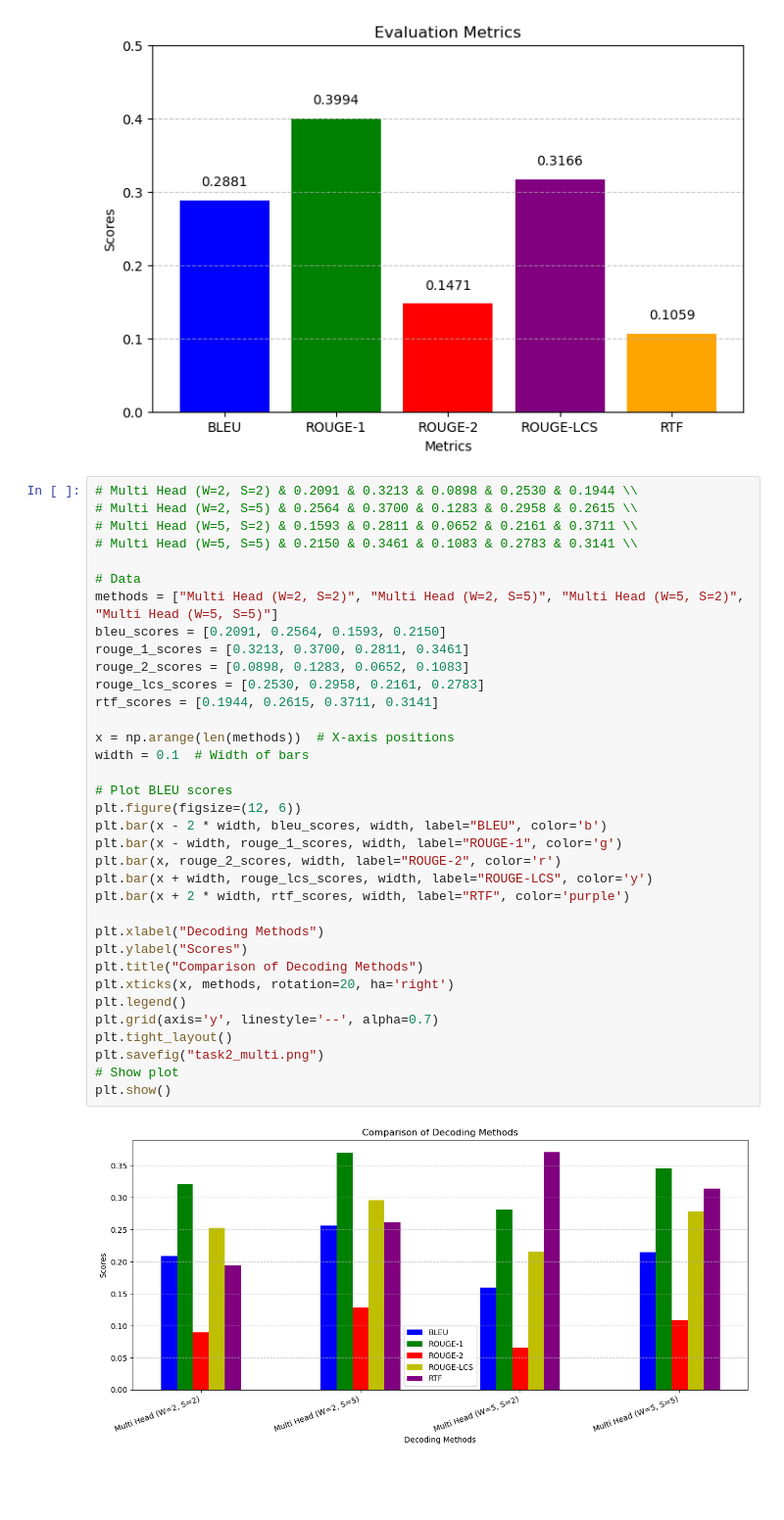
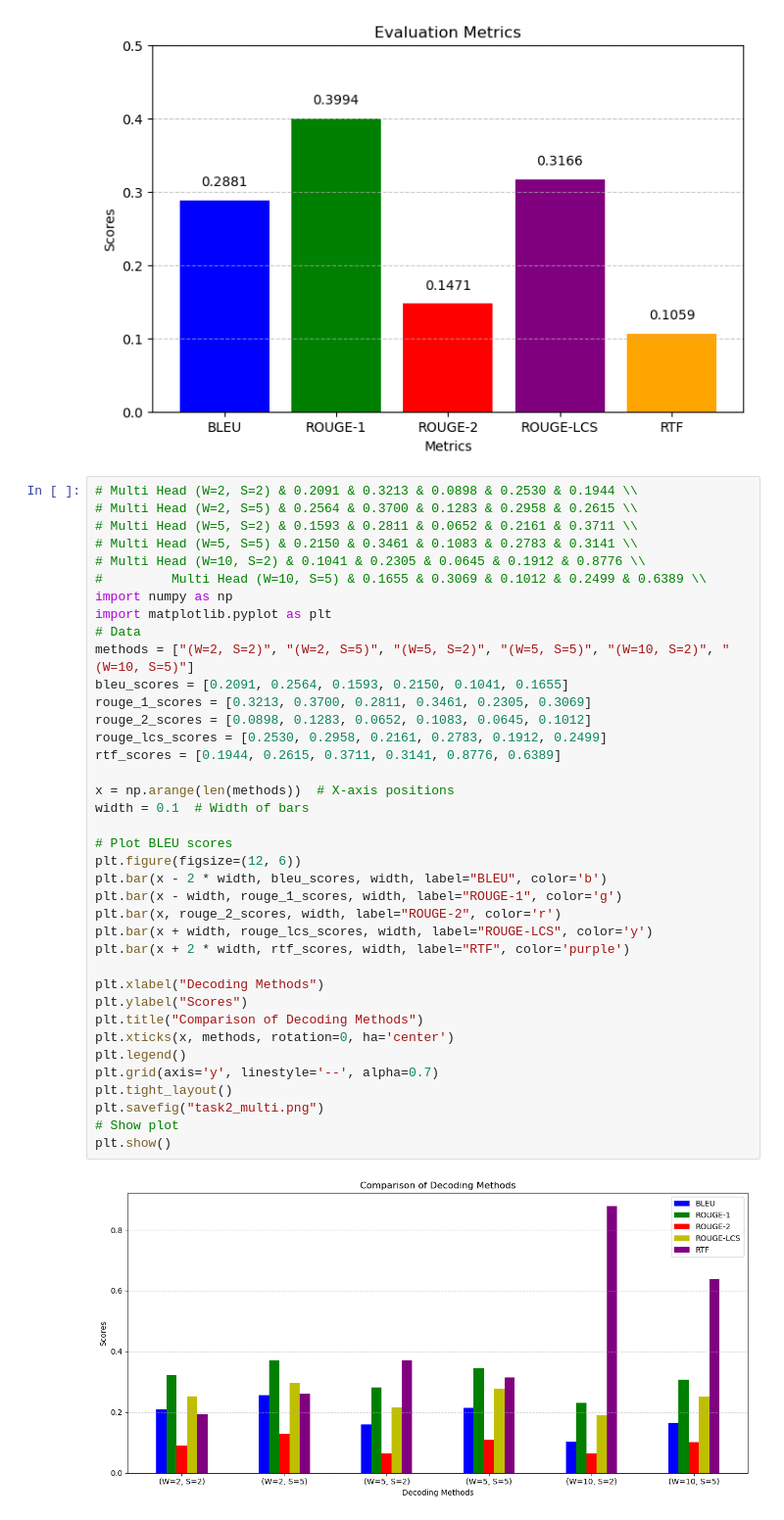
Before and after one commit to Kshitij-Vaidya/CS726-Assignments, a Jupyter notebook: Assignment-3/report/plots.ipynb, the cells around one changed output. Shown: that part at 98% size. Drawn from its saved outputs; the diff is of its cells as text; blank space fills up the shorter version.

```diff
--- a/Assignment-3/report/plots.ipynb
+++ b/Assignment-3/report/plots.ipynb
@@ -80,37 +80,40 @@ plt.show()
 # %%
 # Multi Head (W=2, S=2) & 0.2091 & 0.3213 & 0.0898 & 0.2530 & 0.1944 \\
 # Multi Head (W=2, S=5) & 0.2564 & 0.3700 & 0.1283 & 0.2958 & 0.2615 \\
 # Multi Head (W=5, S=2) & 0.1593 & 0.2811 & 0.0652 & 0.2161 & 0.3711 \\
 # Multi Head (W=5, S=5) & 0.2150 & 0.3461 & 0.1083 & 0.2783 & 0.3141 \\
-
+# Multi Head (W=10, S=2) & 0.1041 & 0.2305 & 0.0645 & 0.1912 & 0.8776 \\
+#         Multi Head (W=10, S=5) & 0.1655 & 0.3069 & 0.1012 & 0.2499 & 0.6389 \\
+import numpy as np
+import matplotlib.pyplot as plt
 # Data
-methods = ["Multi Head (W=2, S=2)", "Multi Head (W=2, S=5)", "Multi Head (W=5, S=2)", "Multi Head (W=5, S=5)"]
-bleu_scores = [0.2091, 0.2564, 0.1593, 0.2150]
-rouge_1_scores = [0.3213, 0.3700, 0.2811, 0.3461]
-rouge_2_scores = [0.0898, 0.1283, 0.0652, 0.1083]
-rouge_lcs_scores = [0.2530, 0.2958, 0.2161, 0.2783]
-rtf_scores = [0.1944, 0.2615, 0.3711, 0.3141]
+methods = ["(W=2, S=2)", "(W=2, S=5)", "(W=5, S=2)", "(W=5, S=5)", "(W=10, S=2)", "(W=10, S=5)"]
+bleu_scores = [0.2091, 0.2564, 0.1593, 0.2150, 0.1041, 0.1655]
+rouge_1_scores = [0.3213, 0.3700, 0.2811, 0.3461, 0.2305, 0.3069]
+rouge_2_scores = [0.0898, 0.1283, 0.0652, 0.1083, 0.0645, 0.1012]
+rouge_lcs_scores = [0.2530, 0.2958, 0.2161, 0.2783, 0.1912, 0.2499]
+rtf_scores = [0.1944, 0.2615, 0.3711, 0.3141, 0.8776, 0.6389]
 
 x = np.arange(len(methods))  # X-axis positions
 width = 0.1  # Width of bars
 
 # Plot BLEU scores
 plt.figure(figsize=(12, 6))
 plt.bar(x - 2 * width, bleu_scores, width, label="BLEU", color='b')
 plt.bar(x - width, rouge_1_scores, width, label="ROUGE-1", color='g')
 plt.bar(x, rouge_2_scores, width, label="ROUGE-2", color='r')
 plt.bar(x + width, rouge_lcs_scores, width, label="ROUGE-LCS", color='y')
 plt.bar(x + 2 * width, rtf_scores, width, label="RTF", color='purple')
 
 plt.xlabel("Decoding Methods")
 plt.ylabel("Scores")
 plt.title("Comparison of Decoding Methods")
-plt.xticks(x, methods, rotation=20, ha='right')
+plt.xticks(x, methods, rotation=0, ha='center')
 plt.legend()
 plt.grid(axis='y', linestyle='--', alpha=0.7)
 plt.tight_layout()
 plt.savefig("task2_multi.png")
 # Show plot
 plt.show()
 # %% [output]
-[figure, old version]
+[figure, new version]
```
Also changed, not shown: 3 other files.
